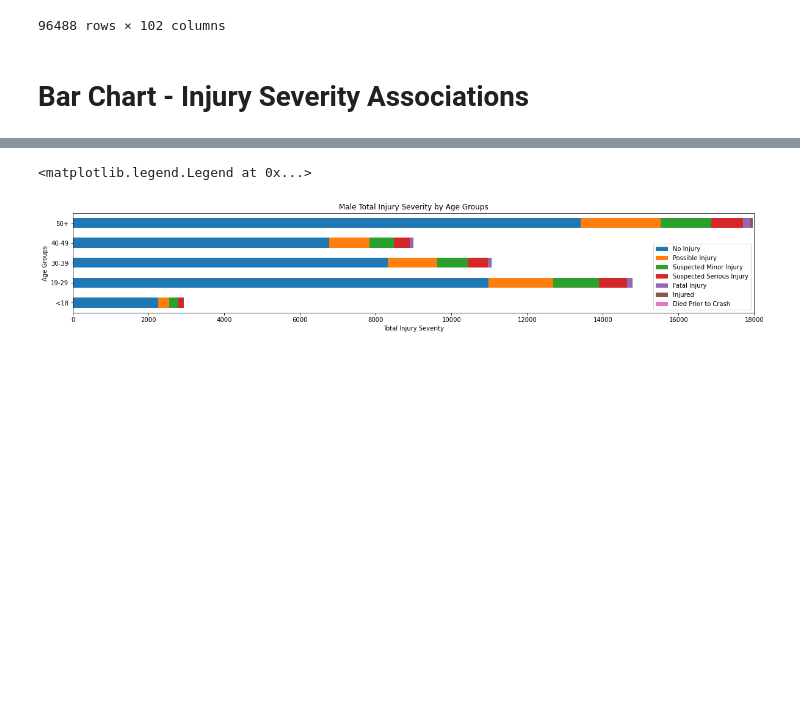
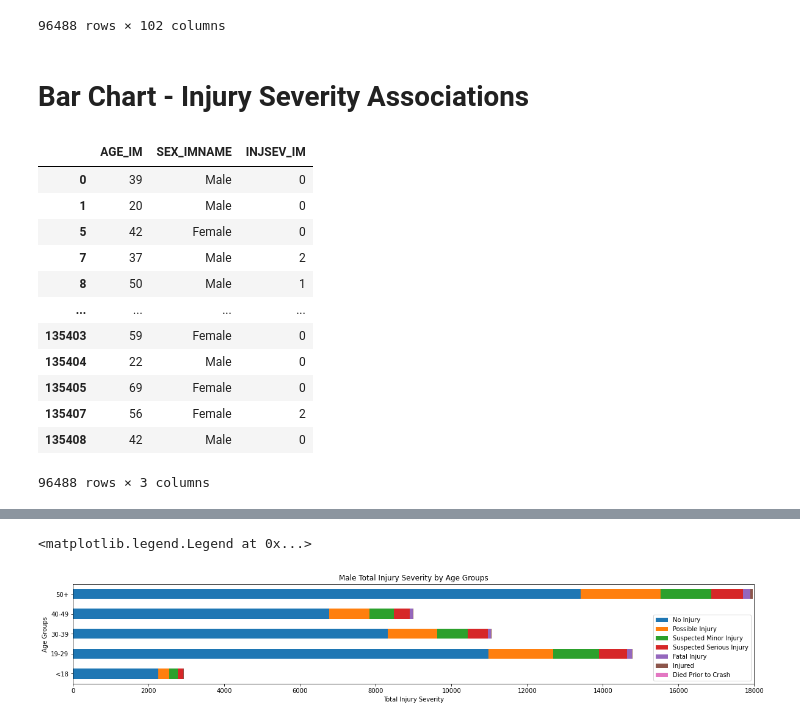
Before and after one commit to sudeshi1/Crash_Dummies, a Jupyter notebook: AutoInsuranceClaims.ipynb, the cells around one changed output, grey strips where cells are left out. Cells and saved outputs as stored; diff of their text form; code cells hidden in the pictures; blank space fills up the shorter version.

```diff
--- a/AutoInsuranceClaims.ipynb
+++ b/AutoInsuranceClaims.ipynb
@@ -26,3 +26,23 @@ person_df
 96488 rows × 102 columns
 # %% [markdown]
 # Bar Chart - Injury Severity Associations
+# %%
+##Age and Sex
+
+#Copy Neccessary Columns to New DF
+personCl = person_df[['AGE_IM', 'SEX_IMNAME', 'INJSEV_IM']].copy()
+personCl
+# %% [output]
+|  | AGE_IM | SEX_IMNAME | INJSEV_IM |
+| 0 | 39 | Male | 0 |
+| 1 | 20 | Male | 0 |
+| 5 | 42 | Female | 0 |
+| 7 | 37 | Male | 2 |
+| 8 | 50 | Male | 1 |
+| ... | ... | ... | ... |
+| 135403 | 59 | Female | 0 |
+| 135404 | 22 | Male | 0 |
+| 135405 | 69 | Female | 0 |
+| 135407 | 56 | Female | 2 |
+| 135408 | 42 | Male | 0 |
+96488 rows × 3 columns
```
Also changed, not shown: parts of 2 cells of this notebook.
